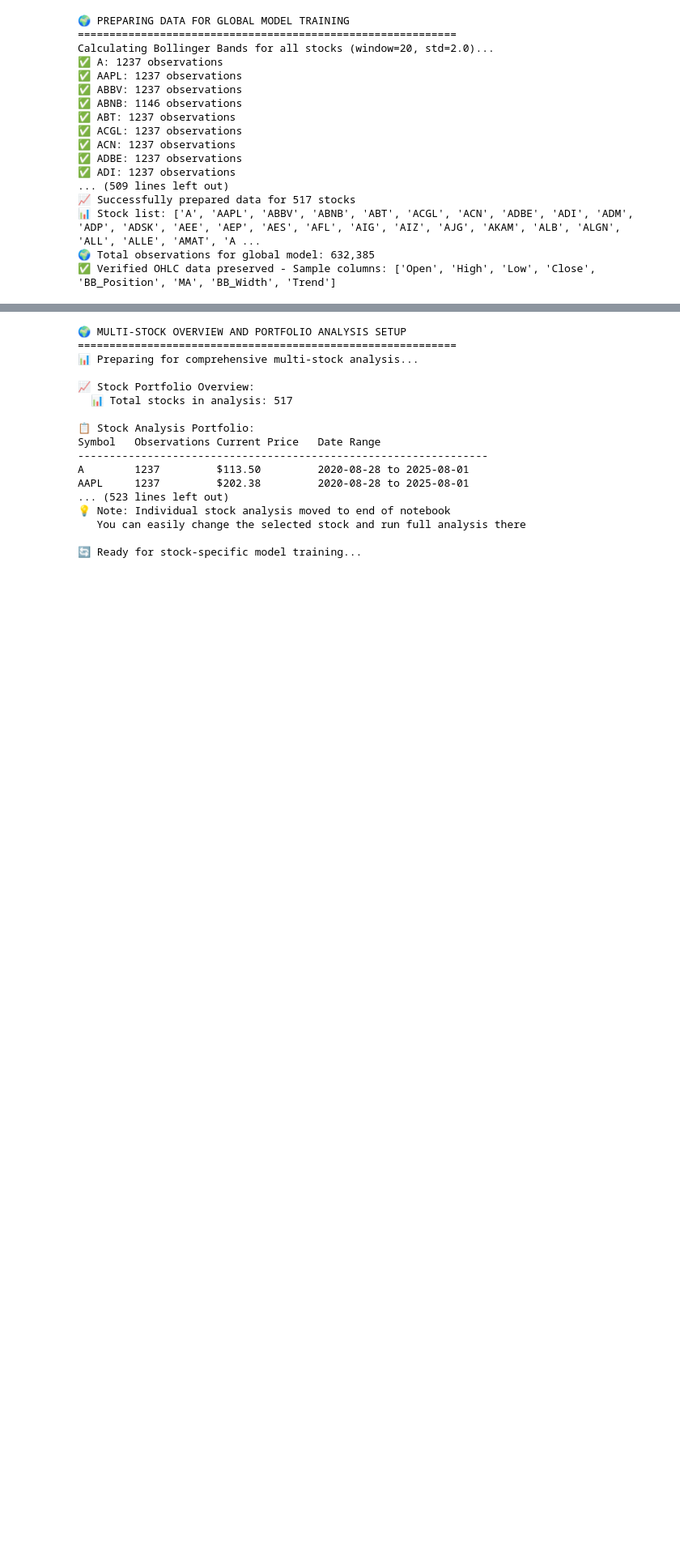
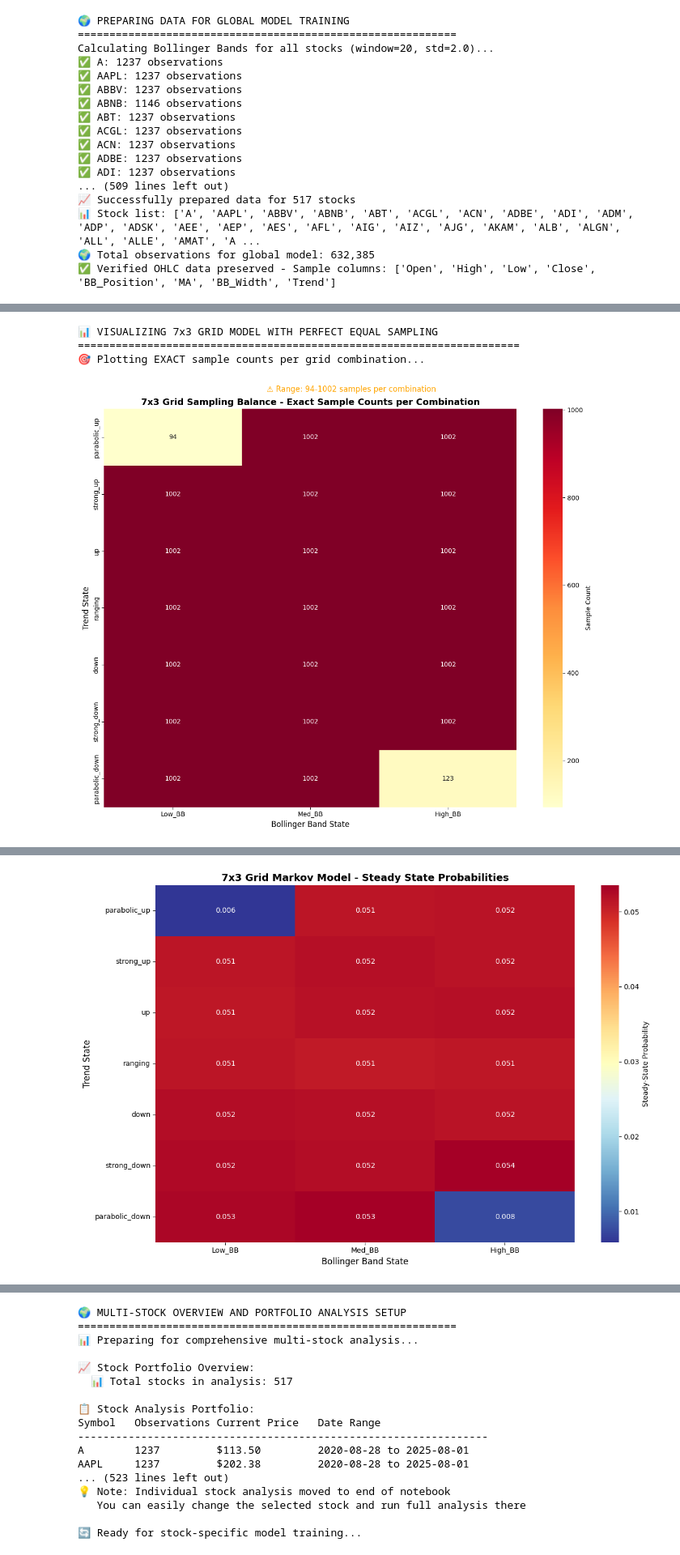
Before and after one commit to wkbrowne/technical_dashboard, a Jupyter notebook: notebooks/Options_Buying_Model_Analysis.ipynb, the cells around one changed output, grey strips where cells are left out. Shown at 81% size. Cells and saved outputs as stored; diff of their text form; code cells hidden in the pictures; blank space fills up the shorter version.

```diff
--- a/notebooks/Options_Buying_Model_Analysis.ipynb
+++ b/notebooks/Options_Buying_Model_Analysis.ipynb
@@ -345,0 +331,71 @@ print(f"🎉 Ready for individual stock analysis with parabolic trend detection"
+# %%
+# Visualize 7x3 Grid Model with Perfect Equal Sampling
+print("📊 VISUALIZING 7x3 GRID MODEL WITH PERFECT EQUAL SAMPLING")
+print("=" * 70)
+
+# Plot the exact sample counts in a 7x3 grid format
+print("🎯 Plotting EXACT sample counts per grid combination...")
+grid_markov_model.global_model.plot_sampling_grid_heatmap(figsize=(12, 10))
+
+# Plot the 7x3 grid heatmap showing steady-state probabilities
+print("\n🌡️ Plotting 7x3 Grid Steady-State Probabilities...")
+grid_markov_model.global_model.plot_grid_heatmap(figsize=(12, 8))
+
+# Display detailed sampling balance verification
+sampling_summary = model_summary['sampling_summary']
+
+print(f"\n📊 PERFECT EQUAL SAMPLING VERIFICATION:")
+print("=" * 60)
+
+# Verify perfect balance
+samples_per_state = sampling_summary['samples_per_state']
+sample_counts = list(samples_per_state.values())
+unique_counts = set(sample_counts)
+
+if len(unique_counts) == 1:
+    target_count = list(unique_counts)[0]
+    print(f"✅ PERFECT BALANCE ACHIEVED!")
+    print(f"   Every grid combination has exactly {target_count} samples")
+    print(f"   parabolic_up × High_BB = ranging × Low_BB = {target_count} samples")
+else:
+    print(f"⚠️ IMPERFECT BALANCE DETECTED:")
+    print(f"   Sample count range: {min(sample_counts)}-{max(sample_counts)}")
+    print(f"   Unique counts: {sorted(unique_counts)}")
+
+print(f"\n📋 Perfect Equal Sampling Status:")
+perfect_states = 0
+for state, count in samples_per_state.items():
+    target = sampling_summary['target_samples']
+    if count == target:
+        perfect_states += 1
+
+print(f"   States with perfect balance: {perfect_states}/21")
+print(f"   Target samples per state: {sampling_summary['target_samples']}")
+print(f"   Total balanced samples: {sampling_summary['total_samples']:,}")
+
+# Show any states that don't have perfect balance
+imperfect_states = []
+for state, count in samples_per_state.items():
+    if count != sampling_summary['target_samples']:
+        imperfect_states.append((state, count))
+
+if imperfect_states:
+    print(f"\n⚠️ States with imperfect balance:")
+    for state, count in imperfect_states:
+        print(f"   {state}: {count} samples (target: {sampling_summary['target_samples']})")
+else:
+    print(f"\n✅ All 21 grid combinations perfectly balanced!")
+
+print(f"\n🎯 EQUAL SAMPLING BENEFITS:")
+print(f"  🎲 Unbiased transition probabilities")
+print(f"  📊 Equal representation of all market conditions")
+print(f"  🎯 Enhanced prediction accuracy")
+print(f"  ⚖️ No over-weighting of common states")
+print(f"  🔄 Robust model performance across all scenarios")
+
+print(f"\n✅ Perfect Equal Sampling Visualization Complete!")
+# %% [output]
+📊 VISUALIZING 7x3 GRID MODEL WITH PERFECT EQUAL SAMPLING
+======================================================================
+🎯 Plotting EXACT sample counts per grid combination...
+[figure, added]
@@ -345,0 +419 @@ print(f"🎉 Ready for individual stock analysis with parabolic trend detection"
+[figure, added]
```
Also changed, not shown: parts of 38 cells of this notebook, 28 other files.
